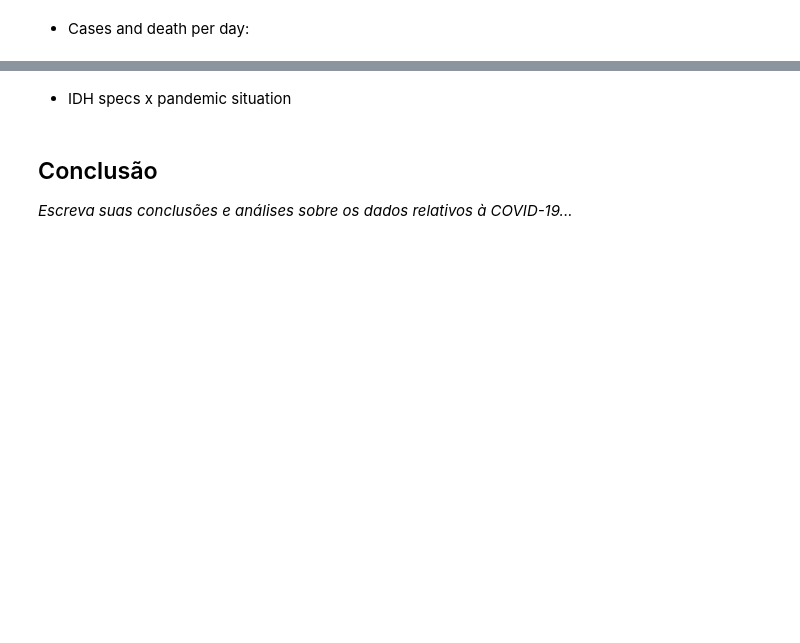
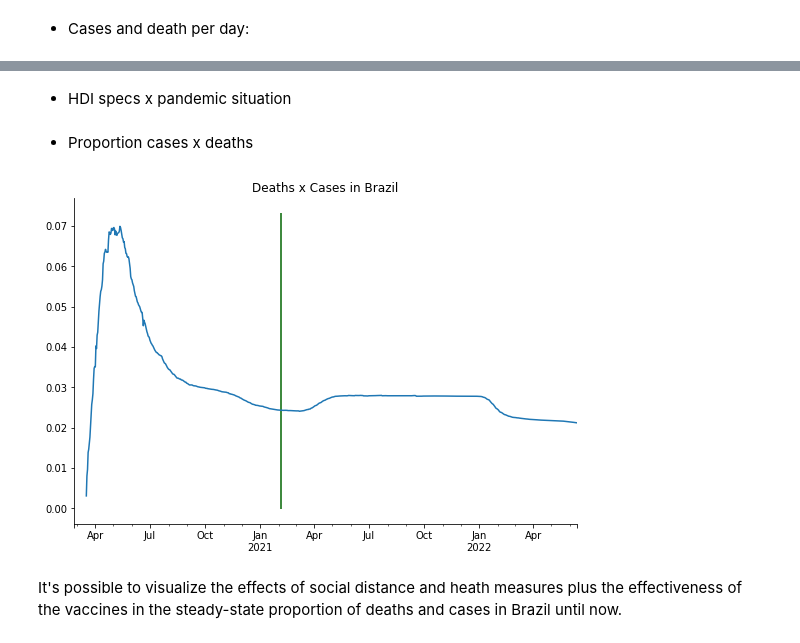
Before and after one commit to allansuzuki/Brazil_Covid19_Analysis, a Jupyter notebook: COVID_19_Background_in_Brazil.ipynb, the cells around one changed output, grey strips where cells are left out. Saved outputs shown, nothing was run; the diff lists cells and outputs as text; code cells hidden in the pictures; blank space fills up the shorter version.

```diff
--- a/COVID_19_Background_in_Brazil.ipynb
+++ b/COVID_19_Background_in_Brazil.ipynb
@@ -395,6 +421,15 @@ plt.tight_layout();
 # %% [markdown]
-* IDH specs x pandemic situation
+* HDI specs x pandemic situation
-# %% [markdown]
-## Conclusão
-
-*Escreva suas conclusões e análises sobre os dados relativos à COVID-19...*
+# %% [markdown]
+* Proportion cases x deaths
+# %%
+fig,ax = plt.subplots(figsize=(9,6))
+la = (br['total_deaths']/br['total_cases']).to_frame(name='deathsxcases').join(br['date']).plot(x='date',y='deathsxcases',xlabel='',legend=False,ax=ax);
+ax.vlines(x=st_personfullyvacc, ymin=la.get_ylim()[0],ymax=la.get_ylim()[1],color='darkgreen',label='#1 fully vaccinated group')
+ax.spines['top'].set_visible(False);
+ax.spines['right'].set_visible(False);
+ax.set_title('Deaths x Cases in Brazil');
+# %% [output]
+[figure, added]
+# %% [markdown]
+It's possible to visualize the effects of social distance and heath measures plus the effectiveness of the vaccines in the steady-state proportion of deaths and cases in Brazil until now.
```
Also changed, not shown: parts of 15 cells of this notebook.
